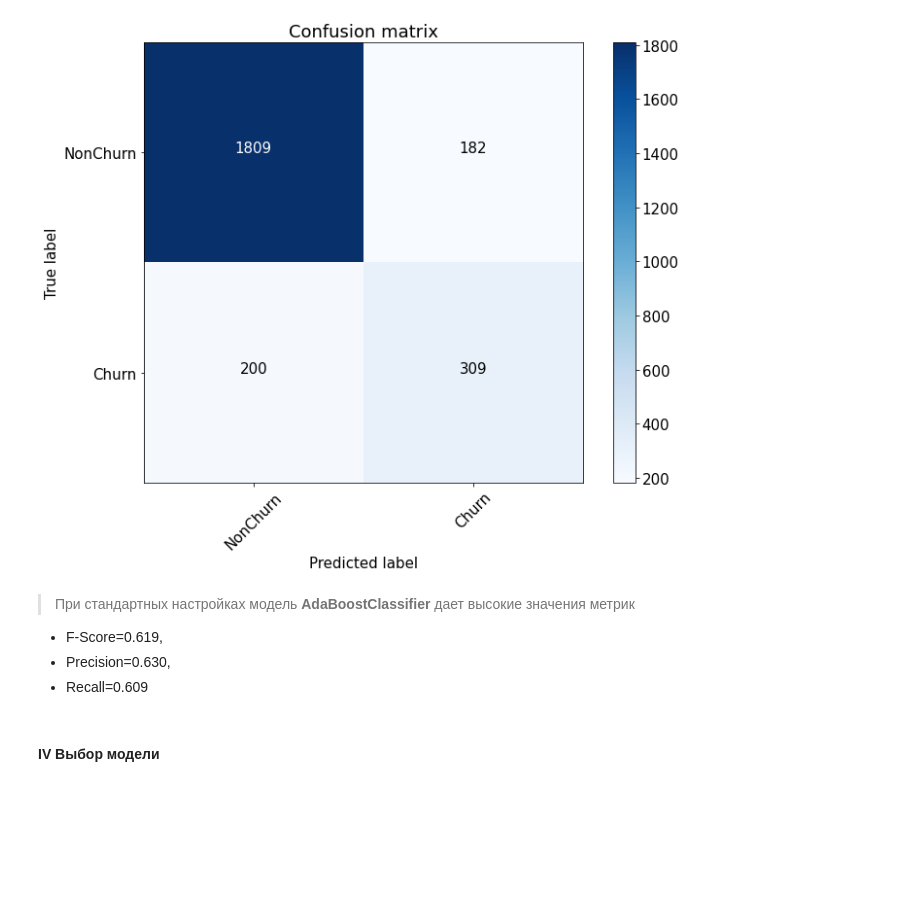
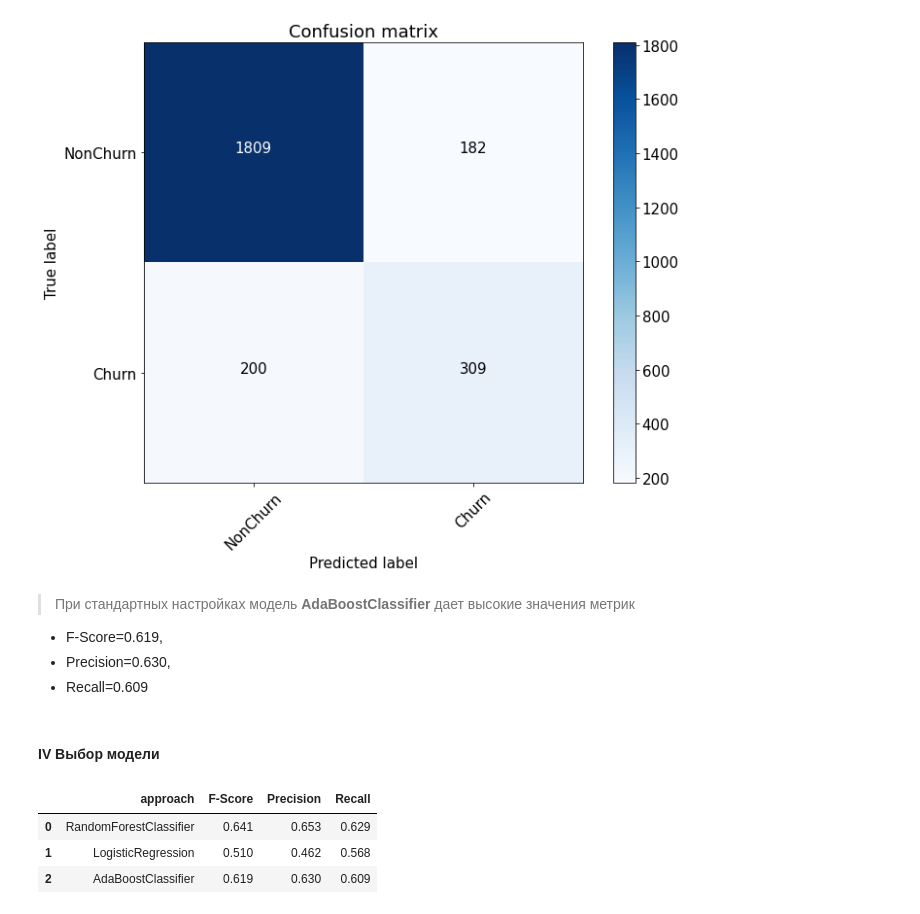
Before and after one commit to alex-chin/gb_business, a Jupyter notebook: homeworks/home05/home05.ipynb, the cells around one changed output. Drawn from its saved outputs; the diff is of its cells as text; code cells hidden in the pictures; blank space fills up the shorter version.

```diff
--- a/homeworks/home05/home05.ipynb
+++ b/homeworks/home05/home05.ipynb
@@ -326,6 +326,11 @@ Confusion matrix, without normalization
 - F-Score=0.641,
 - Precision=0.653,
 - Recall=0.629
+# %%
+models_results['approach'].append('RandomForestClassifier')
+models_results['F-Score'].append(0.641)
+models_results['Precision'].append(0.653)
+models_results['Recall'].append(0.629)
 # %% [markdown]
 ### II. Обучение модели. LogisticRegression
 # %% [markdown]
@@ -385,6 +390,11 @@ Confusion matrix, without normalization
 - F-Score=0.510,
 - Precision=0.462,
 - Recall=0.568
+# %%
+models_results['approach'].append('LogisticRegression')
+models_results['F-Score'].append(0.510)
+models_results['Precision'].append(0.462)
+models_results['Recall'].append(0.568)
 # %% [markdown]
 ### III. Обучение модели. AdaBoostClassifier
 # %% [markdown]
@@ -446,5 +456,17 @@ Confusion matrix, without normalization
 - F-Score=0.619,
 - Precision=0.630,
 - Recall=0.609
+# %%
+models_results['approach'].append('AdaBoostClassifier')
+models_results['F-Score'].append(0.619)
+models_results['Precision'].append(0.630)
+models_results['Recall'].append(0.609)
 # %% [markdown]
 #### IV Выбор модели
+# %%
+pd.DataFrame( models_results)
+# %% [output]
+|  | approach | F-Score | Precision | Recall |
+| 0 | RandomForestClassifier | 0.641 | 0.653 | 0.629 |
+| 1 | LogisticRegression | 0.510 | 0.462 | 0.568 |
+| 2 | AdaBoostClassifier | 0.619 | 0.630 | 0.609 |
```
Also changed, not shown: parts of 13 cells of this notebook.
